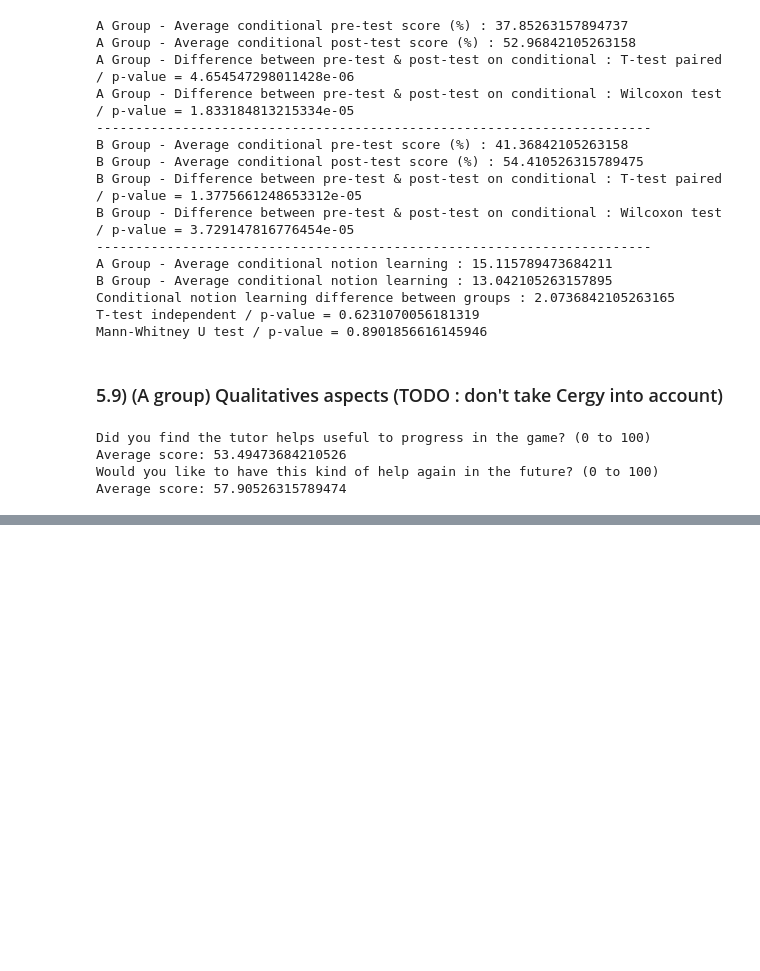
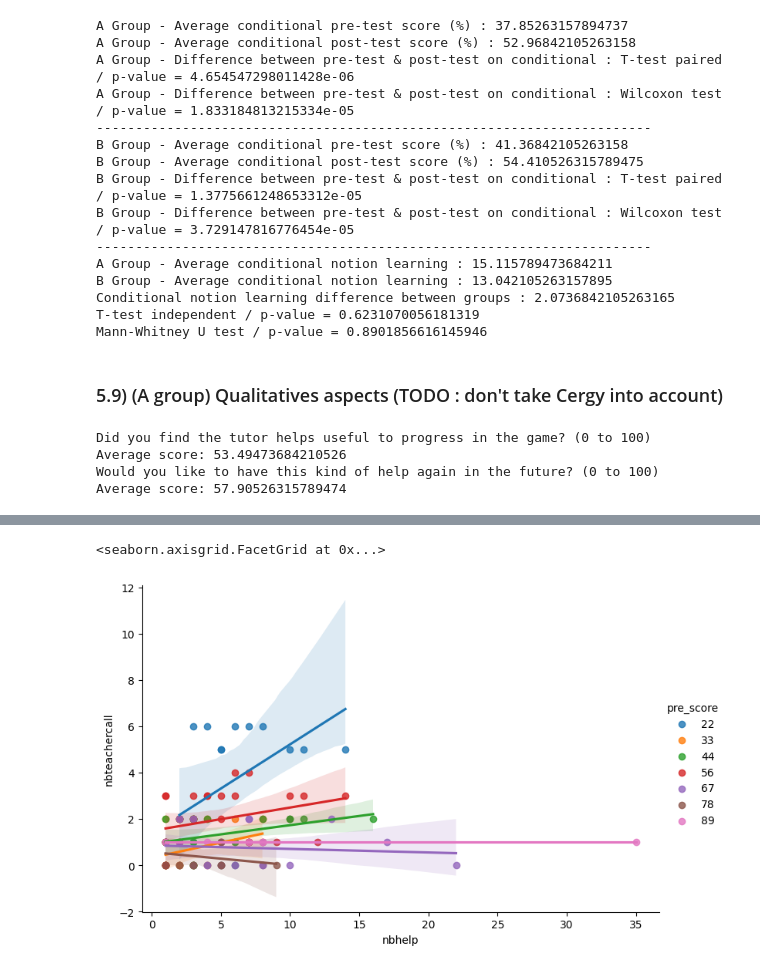
Before and after one commit to Matthieu-BRANTHOME/Pyrates_IA_V3, a Jupyter notebook: pyrates_IA_V3_analysis.ipynb, the cells around one changed output, grey strips where cells are left out. Drawn from its saved outputs; the diff is of its cells as text; code cells hidden in the pictures; blank space fills up the shorter version.

```diff
--- a/pyrates_IA_V3_analysis.ipynb
+++ b/pyrates_IA_V3_analysis.ipynb
@@ -83,6 +86,35 @@ LAN_S10 = [
     {"game" : "dFjxgLF", "id" : 21, "group": "B"},
     {"game" : "smeJddf", "id" : 22, "group": "B"},
     {"game" : "NNAFyqZ", "id" : 23, "group": "B"},
+]
+
+LAN_S10A = [
+    {"game" : "mqDmUa3", "id" : 1, "group": "A"},
+    {"game" : "GcmQWAa", "id" : 2, "group": "A"},
+    {"game" : "8hYqYSG", "id" : 3, "group": "A"},
+    {"game" : "XdF2sz6", "id" : 4, "group": "A"},
+    {"game" : "Rj6mATf", "id" : 5, "group": "A"},
+    {"game" : "nddvPEB", "id" : 6, "group": "A"},
+    {"game" : "rtaygH1", "id" : 7, "group": "A"},
+    {"game" : "7LRuReQ", "id" : 8, "group": "A"},
+    {"game" : "Q3kVGXG", "id" : 9, "group": "A"},
+    {"game" : "BxHq3Cn", "id" : 10, "group": "A"},
+    {"game" : "Y18BWBS", "id" : 11, "group": "A"},
+    {"game" : "8uynbDg", "id" : 12, "group": "A"}
+]
+
+LAN_S10B = [
+    {"game" : "XPnMMcz", "id" : 13, "group": "B"},
+    {"game" : "MtmK4TN", "id" : 14, "group": "B"},
+    {"game" : "uXCjh6E", "id" : 15, "group": "B"},
+    {"game" : "BmfYK7Q", "id" : 16, "group": "B"},
+    {"game" : "JEH4PPH", "id" : 17, "group": "B"},
+    {"game" : "kitHifp", "id" : 18, "group": "B"},
+    {"game" : "7bfEHcG", "id" : 19, "group": "B"},
+    {"game" : "GWDnaUv", "id" : 20, "group": "B"},
+    {"game" : "dFjxgLF", "id" : 21, "group": "B"},
+    {"game" : "smeJddf", "id" : 22, "group": "B"},
+    {"game" : "NNAFyqZ", "id" : 23, "group": "B"}
 ]
 
 CER_B = [
@@ -1667,0 +1961,11 @@ Average score: 57.90526315789474
+# %%
+students_A_alldata_LAN = students_A_alldata[students_A_alldata['nbteachercall'].notna()]
+
+formula = "nbteachercall ~ nbhelp*pre_score"
+print(formula)
+model = smf.mixedlm(formula, students_A_alldata_LAN, groups=students_A_alldata_LAN["_object_id"])
+result = model.fit()
+print(result.summary())
+
+tau = kendalltau(students_A_alldata_LAN['nbteachercall'], students_A_alldata_LAN['nbhelp'])
+print("nbteachercall: tau=", f"{tau.correlation:.2f}", ", p=", f"{tau.pvalue:.4f}")
@@ -1667,0 +1993,5 @@ Average score: 57.90526315789474
+# %%
+sns.lmplot(x='nbhelp', y='nbteachercall', hue='pre_score', data=students_A_alldata_LAN, aspect=1.5)
+# %% [output]
+<seaborn.axisgrid.FacetGrid at 0x...>
+[figure, added]
```
Also changed, not shown: parts of 13 cells of this notebook, 10 other files.
